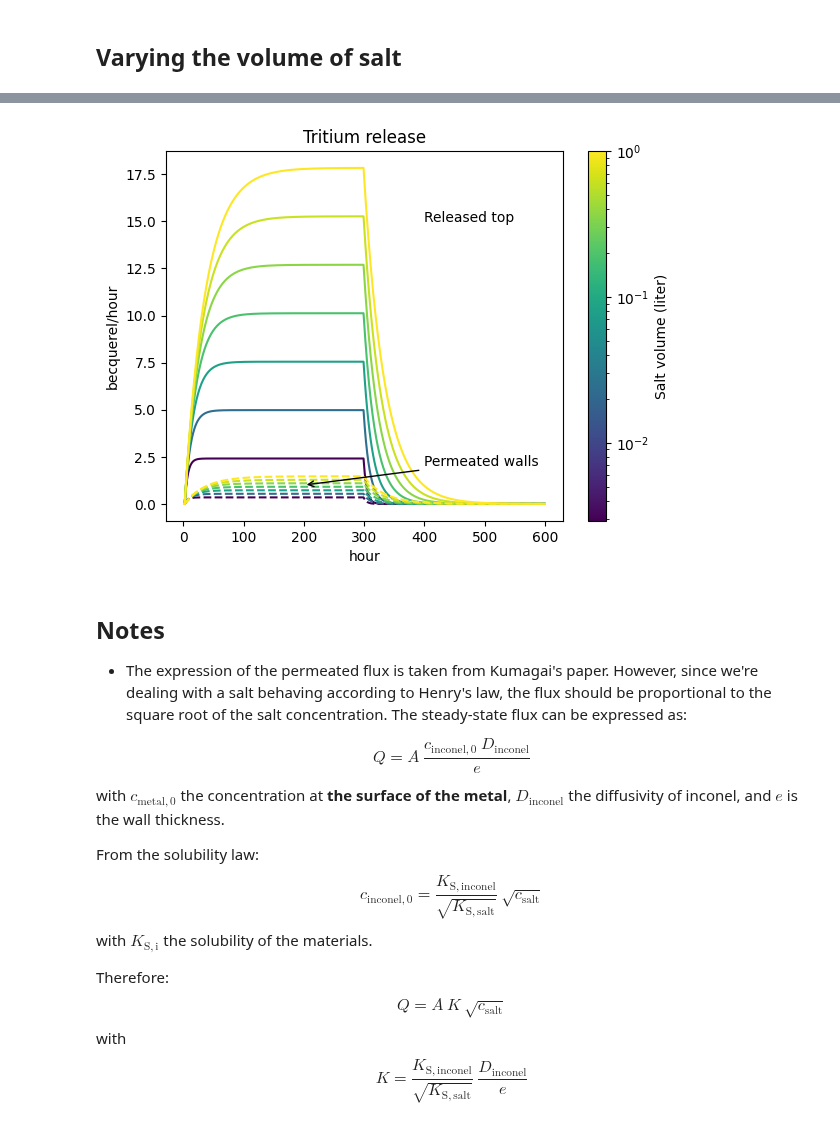
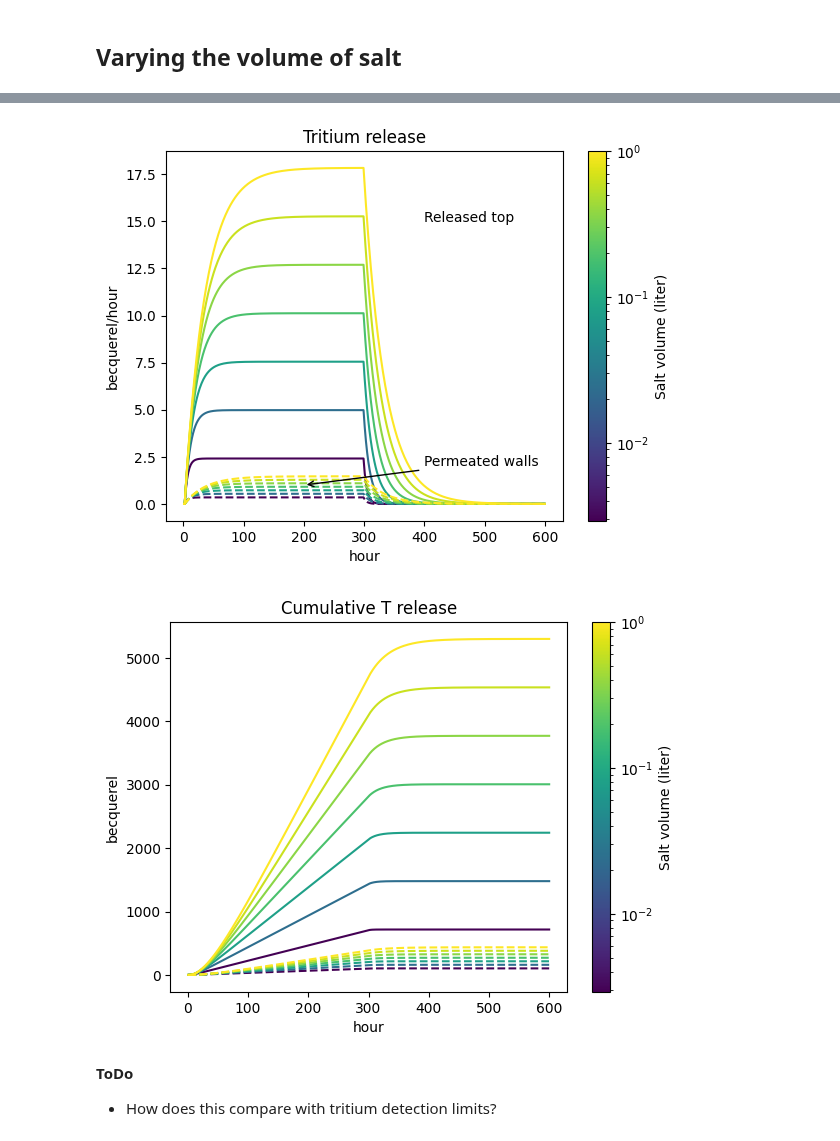
Before and after one commit to LIBRA-project/BABY-100-mL-runs, a Jupyter notebook: baby_dynamics.ipynb, the cells around one changed output, grey strips where cells are left out. Saved outputs shown, nothing was run; the diff lists cells and outputs as text; code cells hidden in the pictures.

```diff
--- a/baby_dynamics.ipynb
+++ b/baby_dynamics.ipynb
@@ -30,12 +32,11 @@ cross_section = np.pi * radius**2
 height = volume / cross_section
 HEIGHT_TO_RADIUS = height / radius
 
-
 class Model:
     def __init__(self) -> None:
         self.radius = 7 * ureg.cm
 
-        self.L_wall = 1 * ureg.cm
+        self.L_wall = 1 * ureg.cm  # TODO: VERIFY THIS
 
         self.neutron_rate = 3e8 * ureg.neutron * ureg.s**-1
 
@@ -74,9 +75,10 @@ class Model:
         else:
             return 0 * self.TBR * self.neutron_rate
 
-    def Q_sweep(self, c_salt, t):
+    def Q_sweep(self, c_salt):
         K_sweep = 1.9e-8 * ureg.m * ureg.s**-1  # from Kumagai
         return self.A_sweep * K_sweep * c_salt
+
 
     def Q_top(self, c_salt):
         K_top = 4.9e-7 * ureg.m * ureg.s**-1  # from Kumagai
@@ -86,12 +88,12 @@ class Model:
         c *= ureg.particle * ureg.m**-3
 
         lhs = self.volume * (c - self.c_old) / self.dt
-        rhs = self.source(t) - self.Q_sweep(c, t) - self.Q_top(c)
+        rhs = self.source(t) - self.Q_sweep(c) - self.Q_top(c)
         return lhs - rhs
 
-    def run(self):
+    def run(self, t_final):
         t = 0 * ureg.s
-        while t < self.exposure_time * 2:
+        while t < t_final:
             t += self.dt
             c_new = (
                 fsolve(self.equation, x0=self.c_old, args=(t,))
@@ -108,7 +110,7 @@ class Model:
 ## Standard BABY run
 # %%
 baby_model = Model()
-baby_model.run()
+baby_model.run(baby_model.exposure_time * 2)
 # %% [output]
   warnings.warn(msg, RuntimeWarning)
 # %%
@@ -148,10 +150,11 @@ for radius in radius_values:
     my_model.radius = radius
     models.append(my_model)
 
-    my_model.run()
+    my_model.run(my_model.exposure_time * 2)
 # %%
 from matplotlib import cm
 from matplotlib.colors import Normalize, LogNorm
+from scipy.integrate import cumulative_trapezoid
 
 volume_values = [model.volume for model in models]
 volume_values = ureg.Quantity.from_list(volume_values)
@@ -161,54 +164,66 @@ norm_V_salt.autoscale(volume_values.magnitude)
 
 for model in models:
     times = model.times.to(ureg.h)
-    inventory = model.volume * model.concentrations * SPECIFIC_ACT * MOLAR_MASS
     colour = cm.viridis(norm_V_salt(model.volume.magnitude))
 
+    # plot inventory
     plt.figure(1)
+    inventory = model.volume * model.concentrations * SPECIFIC_ACT * MOLAR_MASS
     plt.plot(times, inventory.to(ureg.Bq), color=colour)
 
+    # plot fluxes
     plt.figure(2)
     top_release = model.Q_top(model.concentrations)
     top_release *= SPECIFIC_ACT * MOLAR_MASS
     top_release = top_release.to(ureg.Bq * ureg.h**-1)
-    wall_release = model.Q_sweep(model.concentrations, times)
+    wall_release = model.Q_sweep(model.concentrations)
     wall_release *= SPECIFIC_ACT * MOLAR_MASS
     wall_release = wall_release.to(ureg.Bq * ureg.h**-1)
     plt.plot(times, top_release, color=colour)
     plt.plot(times, wall_release, linestyle="dashed", color=colour)
+
+    # plot integrated release
+    plt.figure(3)
+    integrated_top = (
+        cumulative_trapezoid(
+            top_release.to(ureg.Bq * ureg.h**-1), times.to(ureg.h), initial=0
+        )
+        * ureg.Bq
+    )
+    integrated_wall = (
+        cumulative_trapezoid(
+            wall_release.to(ureg.Bq * ureg.h**-1), times.to(ureg.h), initial=0
+        )
+        * ureg.Bq
+    )
+    plt.plot(times, integrated_top, color=colour)
+    plt.plot(times, integrated_wall, linestyle="dashed", color=colour)
 
 sm = plt.cm.ScalarMappable(cmap=cm.viridis, norm=norm_V_salt)
 
 plt.figure(1)
 plt.title("Salt T inventory")
 plt.colorbar(sm, ax=plt.gca(), label=f"Salt volume ({model.volume.units})")
 plt.figure(2)
 plt.title("Tritium release")
 plt.annotate("Released top", (400 * ureg.h, 15 * ureg.Bq * ureg.h**-1))
 plt.annotate(
     "Permeated walls",
     (200 * ureg.h, 1 * ureg.Bq * ureg.h**-1),
     (400 * ureg.h, 2 * ureg.Bq * ureg.h**-1),
     arrowprops=dict(facecolor="black", arrowstyle="->"),
 )
 plt.colorbar(sm, ax=plt.gca(), label=f"Salt volume ({model.volume.units})")
+plt.figure(3)
+plt.title("Cumulative T release")
+plt.colorbar(sm, ax=plt.gca(), label=f"Salt volume ({model.volume.units})")
+
 plt.show()
 # %% [output]
 [figure]
 [figure]
+[figure, added]
-# %% [markdown]
-## Notes
-
-- The expression of the permeated flux is taken from Kumagai's paper. However, since we're dealing with a salt behaving according to Henry's law, the flux should be proportional to the square root of the salt concentration. The steady-state flux can be expressed as:
-
-$$Q = A \ \frac{c_\mathrm{inconel, 0} \ D_\mathrm{inconel}}{e} $$
-with $c_\mathrm{metal, 0}$ the concentration at **the surface of the metal**, $D_\mathrm{inconel}$ the diffusivity of inconel, and $e$ is the wall thickness.
-
-From the solubility law:
-$$ c_\mathrm{inconel, 0} = \frac{K_\mathrm{S, inconel}}{\sqrt{K_\mathrm{S, salt}}} \ \sqrt{c_\mathrm{salt}} $$
-with $K_\mathrm{S, i}$ the solubility of the materials.
-
-Therefore:
-$$Q = A \ K \ \sqrt{c_\mathrm{salt}} $$
-with
-$$ K = \frac{K_\mathrm{S, inconel}}{\sqrt{K_\mathrm{S, salt}}} \ \frac{D_\mathrm{inconel}}{e}$$
+# %% [markdown]
+**ToDo**
+
+- How does this compare with tritium detection limits?
```
Also changed, not shown: parts of 16 cells of this notebook.
